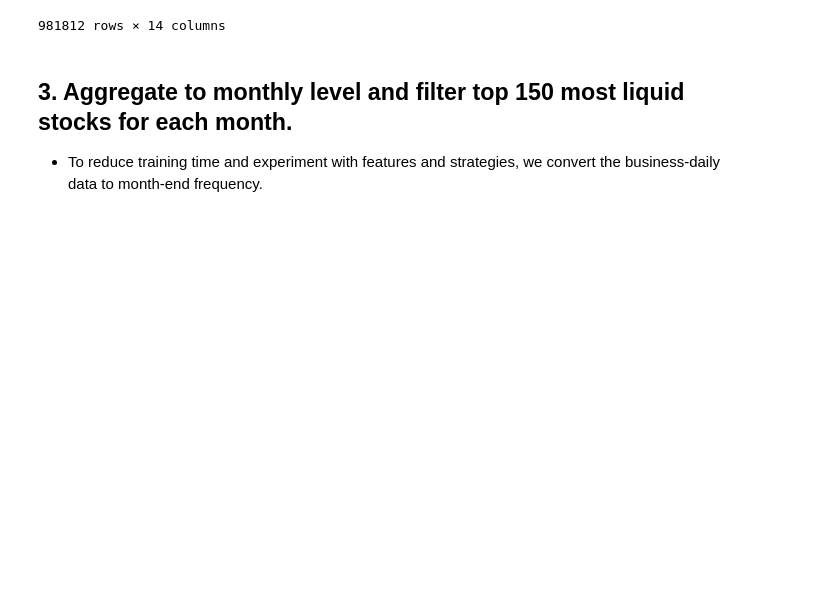
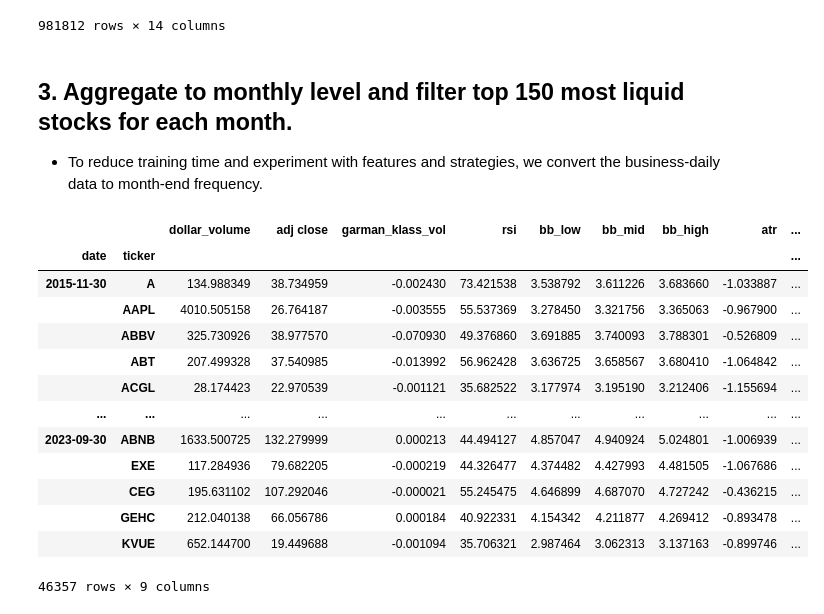
Before and after one commit to osm4307/Algorithemic_Trading, a Jupyter notebook: trading_project.ipynb, the cells around one changed output. Cells and saved outputs as stored; diff of their text form; code cells hidden in the pictures; blank space fills up the shorter version.

```diff
--- a/trading_project.ipynb
+++ b/trading_project.ipynb
@@ -124,3 +128,25 @@ df
 ## 3. Aggregate to monthly level and filter top 150 most liquid stocks for each month.
 
 * To reduce training time and experiment with features and strategies, we convert the business-daily data to month-end frequency.
+# %%
+last_cols = [c for c in df.columns.unique(0) if c not in ['dollar_volume', 'volume', 'open', 'high', 'low', 'close']]
+
+data = (pd.concat([df.unstack('ticker')['dollar_volume'].resample('M').mean().stack('ticker').to_frame('dollar_volume'),
+           df.unstack()[last_cols].resample('M').last().stack('ticker')],
+           axis=1)).dropna()
+data
+# %% [output]
+|  |  | dollar_volume | adj close | garman_klass_vol | rsi | bb_low | bb_mid | bb_high | atr | ... |
+| date | ticker |  |  |  |  |  |  |  |  | ... |
+| 2015-11-30 | A | 134.988349 | 38.734959 | -0.002430 | 73.421538 | 3.538792 | 3.611226 | 3.683660 | -1.033887 | ... |
+|  | AAPL | 4010.505158 | 26.764187 | -0.003555 | 55.537369 | 3.278450 | 3.321756 | 3.365063 | -0.967900 | ... |
+|  | ABBV | 325.730926 | 38.977570 | -0.070930 | 49.376860 | 3.691885 | 3.740093 | 3.788301 | -0.526809 | ... |
+|  | ABT | 207.499328 | 37.540985 | -0.013992 | 56.962428 | 3.636725 | 3.658567 | 3.680410 | -1.064842 | ... |
+|  | ACGL | 28.174423 | 22.970539 | -0.001121 | 35.682522 | 3.177974 | 3.195190 | 3.212406 | -1.155694 | ... |
+| ... | ... | ... | ... | ... | ... | ... | ... | ... | ... | ... |
+| 2023-09-30 | ABNB | 1633.500725 | 132.279999 | 0.000213 | 44.494127 | 4.857047 | 4.940924 | 5.024801 | -1.006939 | ... |
+|  | EXE | 117.284936 | 79.682205 | -0.000219 | 44.326477 | 4.374482 | 4.427993 | 4.481505 | -1.067686 | ... |
+|  | CEG | 195.631102 | 107.292046 | -0.000021 | 55.245475 | 4.646899 | 4.687070 | 4.727242 | -0.436215 | ... |
+|  | GEHC | 212.040138 | 66.056786 | 0.000184 | 40.922331 | 4.154342 | 4.211877 | 4.269412 | -0.893478 | ... |
+|  | KVUE | 652.144700 | 19.449688 | -0.001094 | 35.706321 | 2.987464 | 3.062313 | 3.137163 | -0.899746 | ... |
+46357 rows × 9 columns
```
Also changed, not shown: parts of 10 cells of this notebook.
